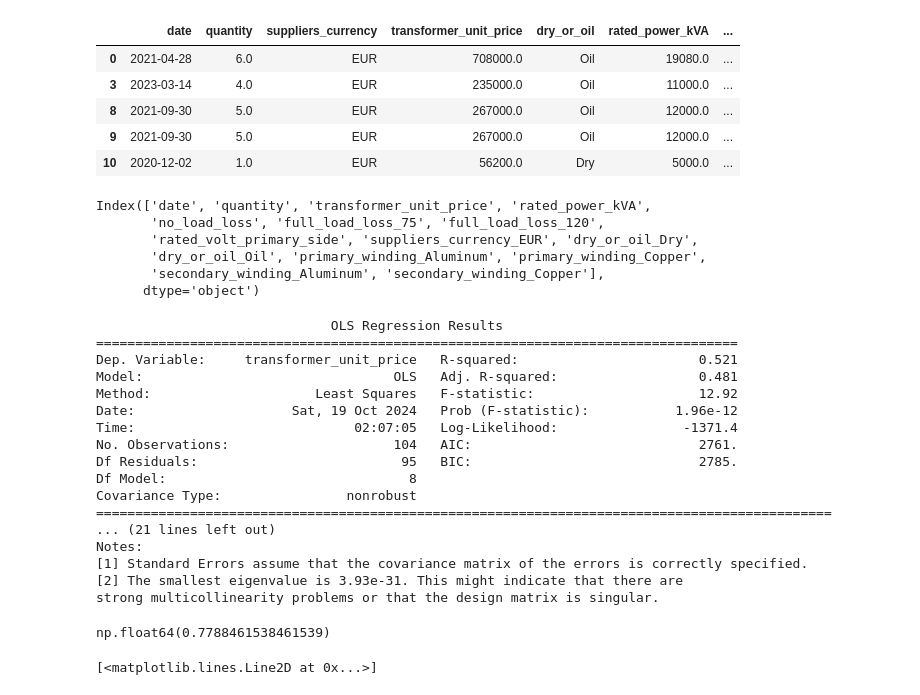
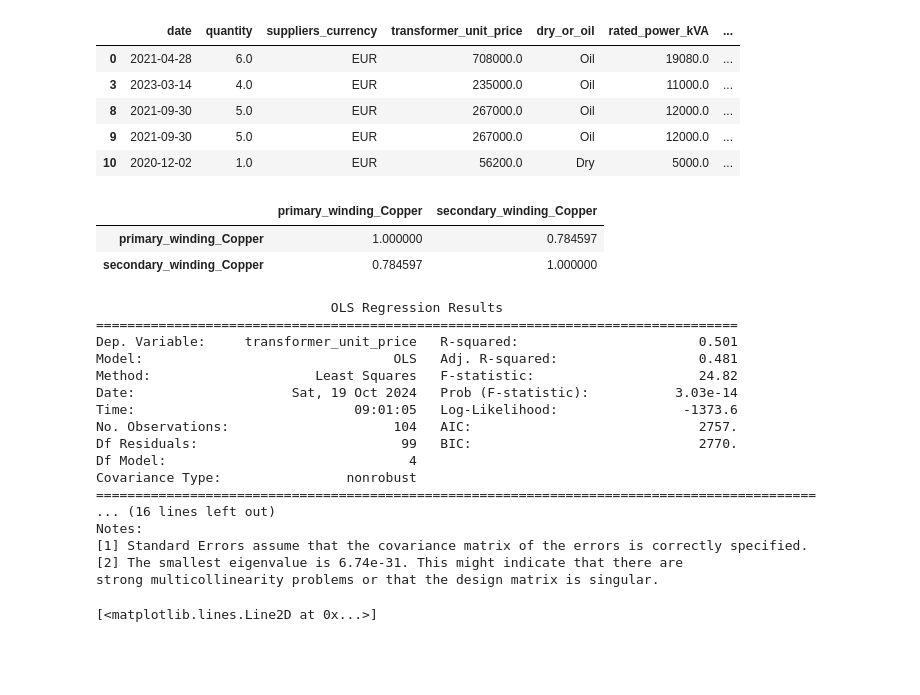
Before and after one commit to vojtech-balek/abbccc, a Jupyter notebook: 03_build_model.ipynb, the cells around one changed output. Cells and saved outputs as stored; diff of their text form; code cells hidden in the pictures; blank space fills up the shorter version.

```diff
--- a/03_build_model.ipynb
+++ b/03_build_model.ipynb
@@ -18,30 +18,34 @@ df.head()
 | 9 | 2021-09-30 | 5.0 | EUR | 267000.0 | Oil | 12000.0 | ... |
 | 10 | 2020-12-02 | 1.0 | EUR | 56200.0 | Dry | 5000.0 | ... |
 # %%
-df = pd.get_dummies(df, columns=['suppliers_currency', 'dry_or_oil', 'primary_winding', 'secondary_winding']).copy()
+df = pd.get_dummies(
+    df, columns=['dry_or_oil', 'primary_winding', 'secondary_winding']
+).copy()
-# %%
-df.columns
-# %% [output]
-Index(['date', 'quantity', 'transformer_unit_price', 'rated_power_kVA',
-       'no_load_loss', 'full_load_loss_75', 'full_load_loss_120',
-       'rated_volt_primary_side', 'suppliers_currency_EUR', 'dry_or_oil_Dry',
-       'dry_or_oil_Oil', 'primary_winding_Aluminum', 'primary_winding_Copper',
-       'secondary_winding_Aluminum', 'secondary_winding_Copper'],
-      dtype='object')
+# %%
+df[['primary_winding_Copper', 'secondary_winding_Copper']].corr()
+# %% [output]
+|  | primary_winding_Copper | secondary_winding_Copper |
+| primary_winding_Copper | 1.000000 | 0.784597 |
+| secondary_winding_Copper | 0.784597 | 1.000000 |
 # %%
+# df['primary_winding_Copper'] = df['primary_winding_Copper'].astype(int)
+# df['primary_material_price'] = np.log(df['primary_winding_Copper'] * df['copper_price_per_kg'] + (1 - df['primary_winding_Copper']) * df['alu_price_per_kg'])
+
 chosen_columns = [
     # 'quantity',
     'rated_power_kVA',
-    'no_load_loss',
-    'full_load_loss_75',
-    'full_load_loss_120',
+    # 'no_load_loss',
+    #'log_no_load_loss',
+    # 'full_load_loss_75',
+    # 'full_load_loss_120',
     'rated_volt_primary_side',
     'dry_or_oil_Dry',
     'dry_or_oil_Oil',
     'primary_winding_Aluminum',
     'primary_winding_Copper',
-    'secondary_winding_Aluminum',
-    'secondary_winding_Copper'
+    # 'secondary_winding_Aluminum',
+    # 'secondary_winding_Copper',
+    # 'primary_material_price'
 ]
 
 y = df['transformer_unit_price']
@@ -55,25 +59,21 @@ print(results.summary())
 # %% [output]
                               OLS Regression Results
 ==================================================================================
-Dep. Variable:     transformer_unit_price   R-squared:                       0.521
+Dep. Variable:     transformer_unit_price   R-squared:                       0.501
 Model:                                OLS   Adj. R-squared:                  0.481
-Method:                     Least Squares   F-statistic:                     12.92
-Date:                    Sat, 19 Oct 2024   Prob (F-statistic):           1.96e-12
-Time:                            02:07:05   Log-Likelihood:                -1371.4
-No. Observations:                     104   AIC:                             2761.
-Df Residuals:                          95   BIC:                             2785.
-Df Model:                               8
+Method:                     Least Squares   F-statistic:                     24.82
+Date:                    Sat, 19 Oct 2024   Prob (F-statistic):           3.03e-14
+Time:                            09:01:05   Log-Likelihood:                -1373.6
+No. Observations:                     104   AIC:                             2757.
+Df Residuals:                          99   BIC:                             2770.
+Df Model:                               4
 Covariance Type:                nonrobust
-==============================================================================================
-... (21 lines left out)
+============================================================================================
+... (16 lines left out)
 Notes:
 [1] Standard Errors assume that the covariance matrix of the errors is correctly specified.
-[2] The smallest eigenvalue is 3.93e-31. This might indicate that there are
+[2] The smallest eigenvalue is 6.74e-31. This might indicate that there are
 strong multicollinearity problems or that the design matrix is singular.
-# %%
-df['secondary_winding_Aluminum'].mean()
-# %% [output]
-np.float64(0.7788461538461539)
 # %%
 df['year'] = df['date'].apply(lambda x: datetime.datetime.fromisoformat(x).year)
 df['month'] = df['date'].apply(lambda x: datetime.datetime.fromisoformat(x).month)
```
Also changed, not shown: 9 other files.
